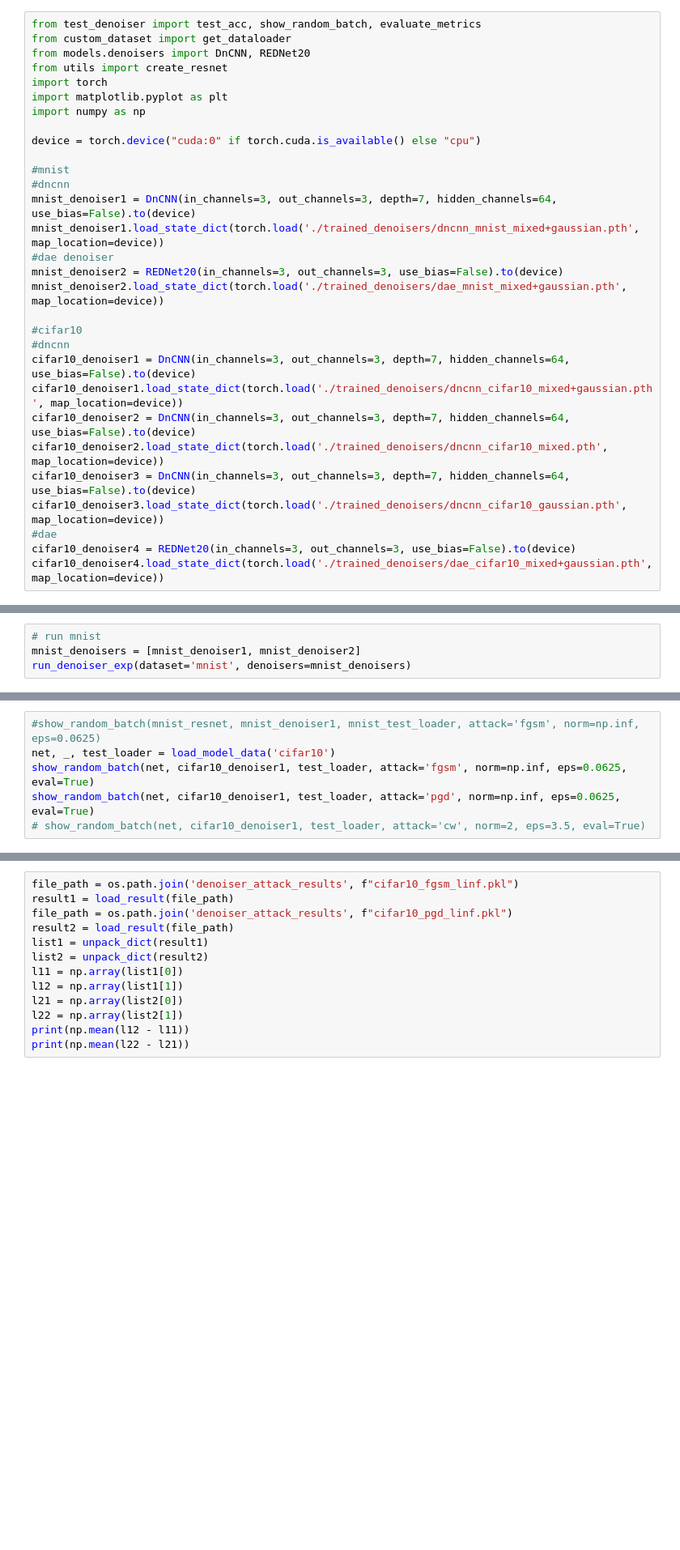
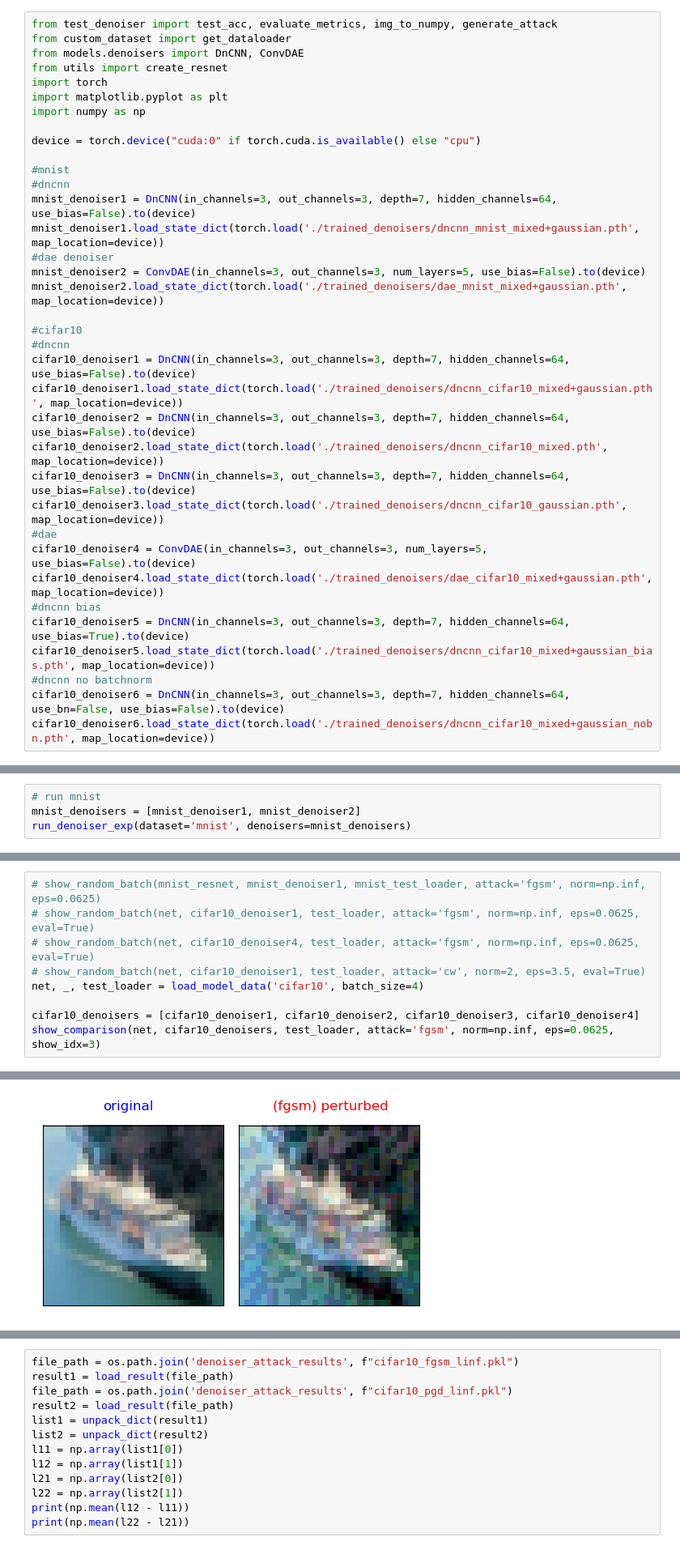
Before and after one commit to JasonTang99/gaussian-pyramid-defense, a Jupyter notebook: plot_denoiser_result.ipynb, the cells around one changed output, grey strips where cells are left out. Shown at 81% size. Saved outputs shown, nothing was run; the diff lists cells and outputs as text; blank space fills up the shorter version.

```diff
--- a/plot_denoiser_result.ipynb
+++ b/plot_denoiser_result.ipynb
@@ -1,7 +1,7 @@
 # %%
-from test_denoiser import test_acc, show_random_batch, evaluate_metrics
+from test_denoiser import test_acc, evaluate_metrics, img_to_numpy, generate_attack
 from custom_dataset import get_dataloader
-from models.denoisers import DnCNN, REDNet20
+from models.denoisers import DnCNN, ConvDAE
 from utils import create_resnet
 import torch
 import matplotlib.pyplot as plt
@@ -14,7 +14,7 @@ device = torch.device("cuda:0" if torch.cuda.is_available() else "cpu")
 mnist_denoiser1 = DnCNN(in_channels=3, out_channels=3, depth=7, hidden_channels=64, use_bias=False).to(device)
 mnist_denoiser1.load_state_dict(torch.load('./trained_denoisers/dncnn_mnist_mixed+gaussian.pth', map_location=device))
 #dae denoiser
-mnist_denoiser2 = REDNet20(in_channels=3, out_channels=3, use_bias=False).to(device)
+mnist_denoiser2 = ConvDAE(in_channels=3, out_channels=3, num_layers=5, use_bias=False).to(device)
 mnist_denoiser2.load_state_dict(torch.load('./trained_denoisers/dae_mnist_mixed+gaussian.pth', map_location=device))
 
 #cifar10
@@ -26,5 +26,11 @@ cifar10_denoiser2.load_state_dict(torch.load('./trained_denoisers/dncnn_cifar10_
 cifar10_denoiser3 = DnCNN(in_channels=3, out_channels=3, depth=7, hidden_channels=64, use_bias=False).to(device)
 cifar10_denoiser3.load_state_dict(torch.load('./trained_denoisers/dncnn_cifar10_gaussian.pth', map_location=device))
 #dae
-cifar10_denoiser4 = REDNet20(in_channels=3, out_channels=3, use_bias=False).to(device)
+cifar10_denoiser4 = ConvDAE(in_channels=3, out_channels=3, num_layers=5, use_bias=False).to(device)
 cifar10_denoiser4.load_state_dict(torch.load('./trained_denoisers/dae_cifar10_mixed+gaussian.pth', map_location=device))
+#dncnn bias
+cifar10_denoiser5 = DnCNN(in_channels=3, out_channels=3, depth=7, hidden_channels=64, use_bias=True).to(device)
+cifar10_denoiser5.load_state_dict(torch.load('./trained_denoisers/dncnn_cifar10_mixed+gaussian_bias.pth', map_location=device))
+#dncnn no batchnorm
+cifar10_denoiser6 = DnCNN(in_channels=3, out_channels=3, depth=7, hidden_channels=64, use_bn=False, use_bias=False).to(device)
+cifar10_denoiser6.load_state_dict(torch.load('./trained_denoisers/dncnn_cifar10_mixed+gaussian_nobn.pth', map_location=device))
@@ -238,6 +326,10 @@ Average SSIM: 0.965
 # %%
-#show_random_batch(mnist_resnet, mnist_denoiser1, mnist_test_loader, attack='fgsm', norm=np.inf, eps=0.0625)
-net, _, test_loader = load_model_data('cifar10')
-show_random_batch(net, cifar10_denoiser1, test_loader, attack='fgsm', norm=np.inf, eps=0.0625, eval=True)
-show_random_batch(net, cifar10_denoiser1, test_loader, attack='pgd', norm=np.inf, eps=0.0625, eval=True)
+# show_random_batch(mnist_resnet, mnist_denoiser1, mnist_test_loader, attack='fgsm', norm=np.inf, eps=0.0625)
+# show_random_batch(net, cifar10_denoiser1, test_loader, attack='fgsm', norm=np.inf, eps=0.0625, eval=True)
+# show_random_batch(net, cifar10_denoiser4, test_loader, attack='fgsm', norm=np.inf, eps=0.0625, eval=True)
 # show_random_batch(net, cifar10_denoiser1, test_loader, attack='cw', norm=2, eps=3.5, eval=True)
+net, _, test_loader = load_model_data('cifar10', batch_size=4)
+
+cifar10_denoisers = [cifar10_denoiser1, cifar10_denoiser2, cifar10_denoiser3, cifar10_denoiser4]
+show_comparison(net, cifar10_denoisers, test_loader, attack='fgsm', norm=np.inf, eps=0.0625, show_idx=3)
+# %% [output]
@@ -243,0 +341 @@ show_random_batch(net, cifar10_denoiser1, test_loader, attack='pgd', norm=np.inf
+[figure, added]
```
Also changed, not shown: parts of 10 cells of this notebook, 11 other files.
